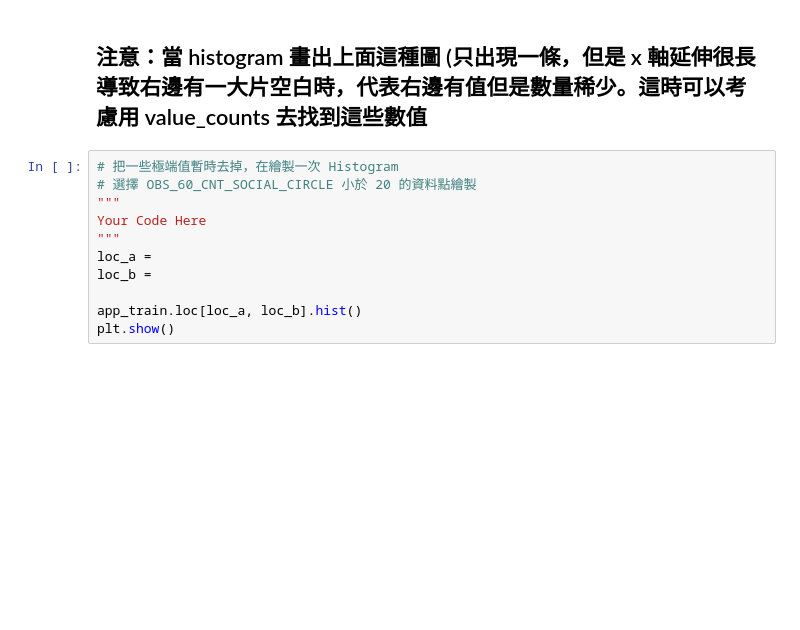
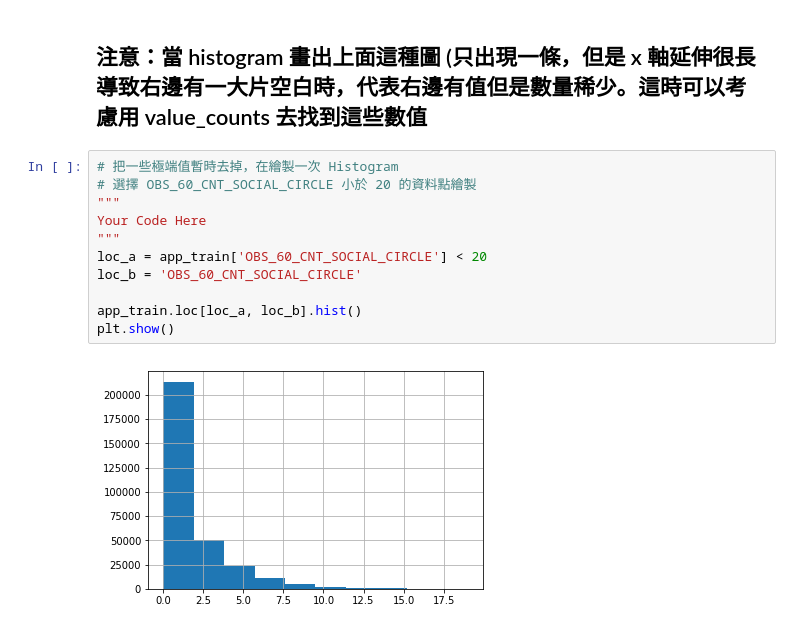
Before and after one commit to nedchao/ML100-Days, a Jupyter notebook: homework/Day_006_HW.ipynb, the cells around one changed output. Drawn from its saved outputs; the diff is of its cells as text; blank space fills up the shorter version.

```diff
--- a/homework/Day_006_HW.ipynb
+++ b/homework/Day_006_HW.ipynb
@@ -231,11 +306,13 @@ print(app_train['OBS_60_CNT_SOCIAL_CIRCLE'].value_counts().sort_index(ascending
 # %%
 # 把一些極端值暫時去掉，在繪製一次 Histogram
 # 選擇 OBS_60_CNT_SOCIAL_CIRCLE 小於 20 的資料點繪製
 """
 Your Code Here
 """
-loc_a =
-loc_b =
+loc_a = app_train['OBS_60_CNT_SOCIAL_CIRCLE'] < 20
+loc_b = 'OBS_60_CNT_SOCIAL_CIRCLE'
 
 app_train.loc[loc_a, loc_b].hist()
 plt.show()
+# %% [output]
+[figure, added]
```
Also changed, not shown: parts of 5 cells of this notebook.
